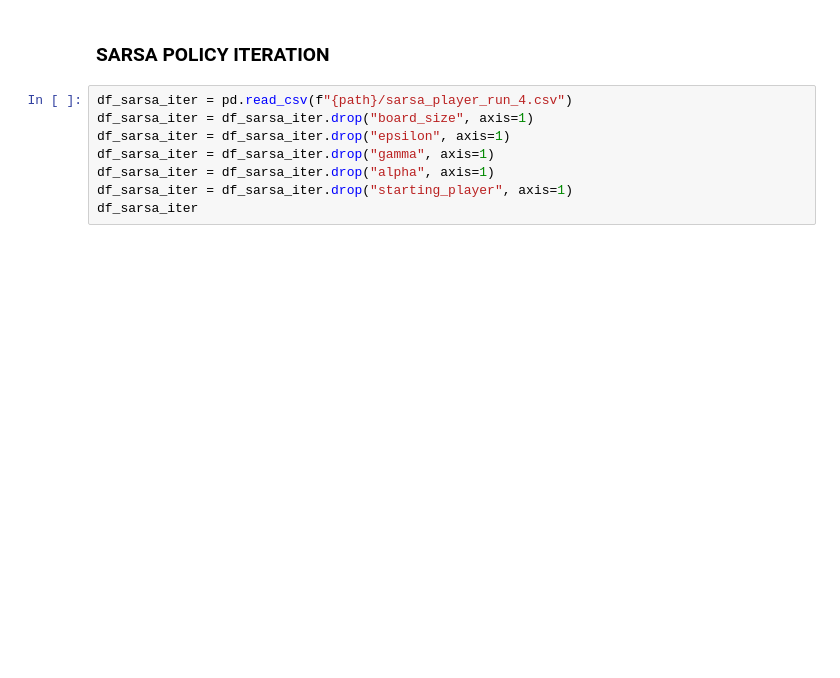
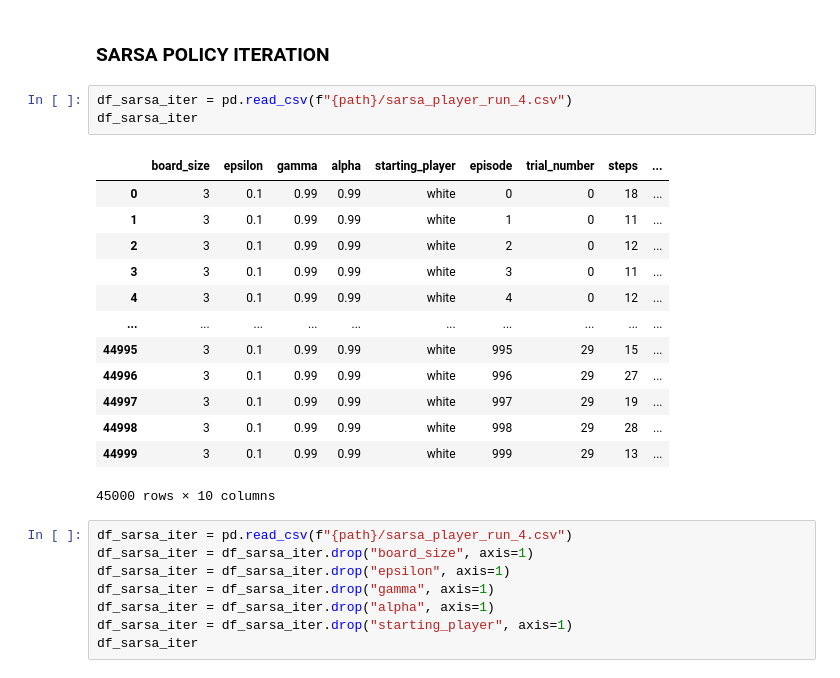
Before and after one commit to pablokvitca/tak-player-project, a Jupyter notebook: Results Analysis.ipynb, the cells around one changed output. Drawn from its saved outputs; the diff is of its cells as text; blank space fills up the shorter version.

```diff
--- a/Results Analysis.ipynb
+++ b/Results Analysis.ipynb
@@ -830,6 +830,23 @@ BLACK WINS: 0
 TIES: 27
 # %% [markdown]
 ### SARSA POLICY ITERATION
+# %%
+df_sarsa_iter = pd.read_csv(f"{path}/sarsa_player_run_4.csv")
+df_sarsa_iter
+# %% [output]
+|  | board_size | epsilon | gamma | alpha | starting_player | episode | trial_number | steps | ... |
+| 0 | 3 | 0.1 | 0.99 | 0.99 | white | 0 | 0 | 18 | ... |
+| 1 | 3 | 0.1 | 0.99 | 0.99 | white | 1 | 0 | 11 | ... |
+| 2 | 3 | 0.1 | 0.99 | 0.99 | white | 2 | 0 | 12 | ... |
+| 3 | 3 | 0.1 | 0.99 | 0.99 | white | 3 | 0 | 11 | ... |
+| 4 | 3 | 0.1 | 0.99 | 0.99 | white | 4 | 0 | 12 | ... |
+| ... | ... | ... | ... | ... | ... | ... | ... | ... | ... |
+| 44995 | 3 | 0.1 | 0.99 | 0.99 | white | 995 | 29 | 15 | ... |
+| 44996 | 3 | 0.1 | 0.99 | 0.99 | white | 996 | 29 | 27 | ... |
+| 44997 | 3 | 0.1 | 0.99 | 0.99 | white | 997 | 29 | 19 | ... |
+| 44998 | 3 | 0.1 | 0.99 | 0.99 | white | 998 | 29 | 28 | ... |
+| 44999 | 3 | 0.1 | 0.99 | 0.99 | white | 999 | 29 | 13 | ... |
+45000 rows × 10 columns
 # %%
 df_sarsa_iter = pd.read_csv(f"{path}/sarsa_player_run_4.csv")
 df_sarsa_iter = df_sarsa_iter.drop("board_size", axis=1)
```
Also changed, not shown: parts of 2 cells of this notebook, 1 other file.
